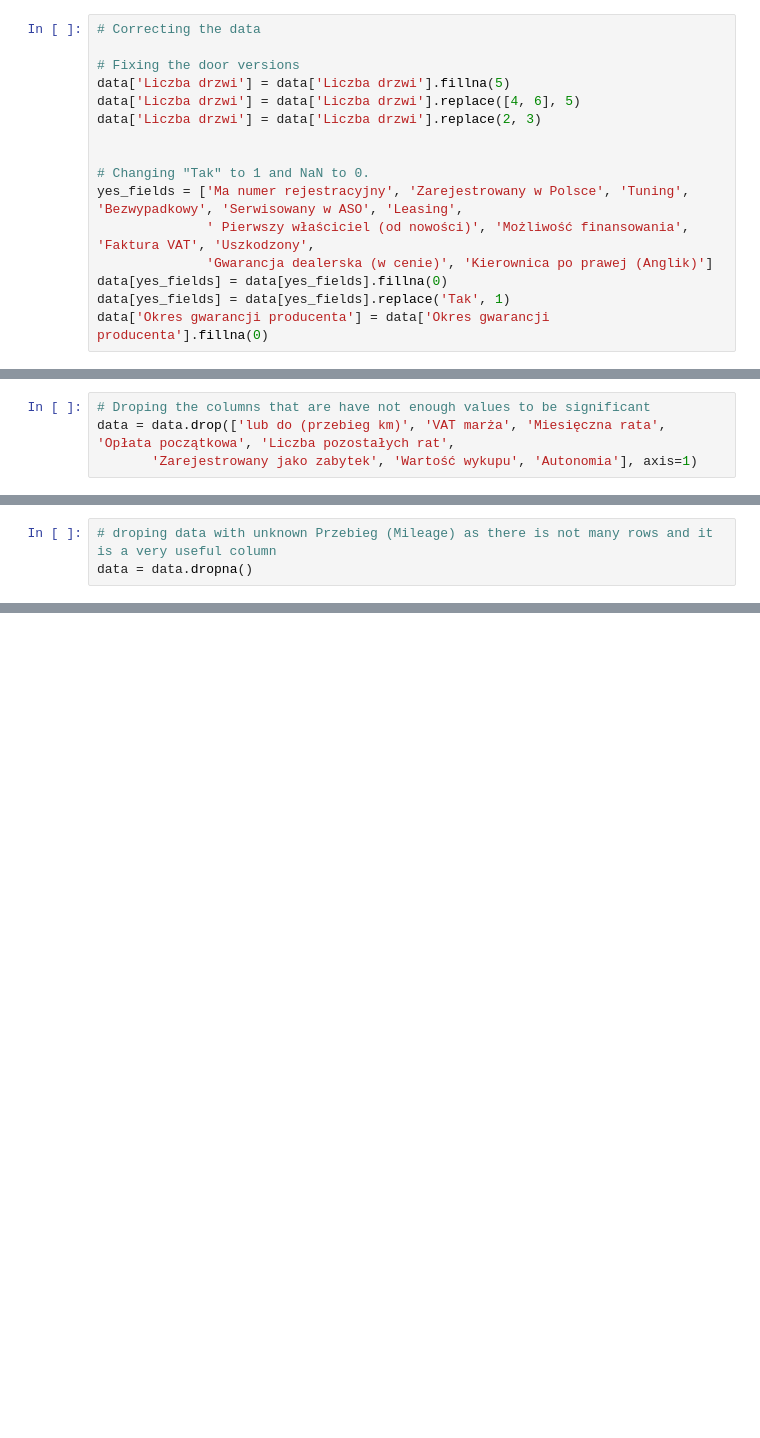
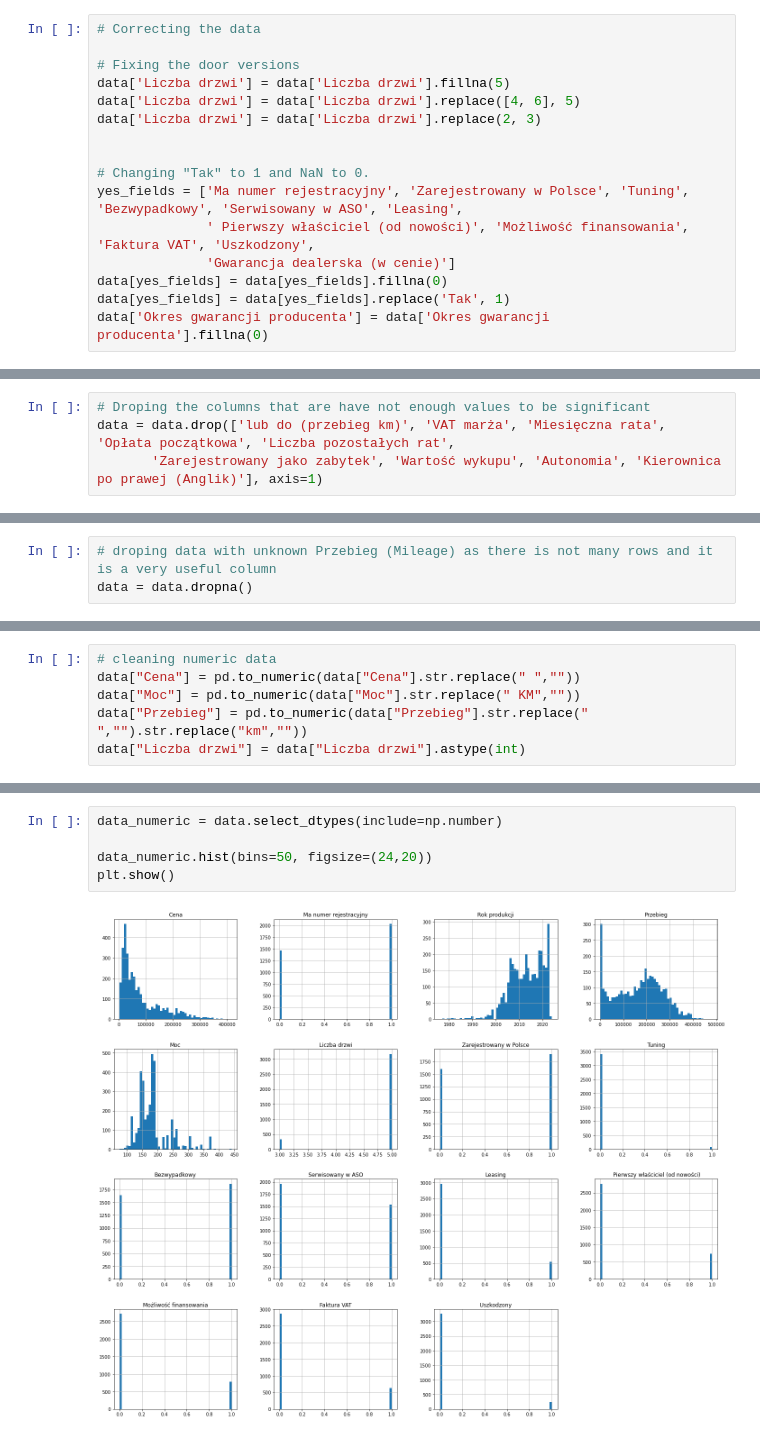
Before and after one commit to WaznyKamo/BMW-3-market_analysis_and_price_prediction, a Jupyter notebook: BMW 3 price analysis and prediction.ipynb, the cells around one changed output, grey strips where cells are left out. Drawn from its saved outputs; the diff is of its cells as text; blank space fills up the shorter version.

```diff
--- a/BMW 3 price analysis and prediction.ipynb
+++ b/BMW 3 price analysis and prediction.ipynb
@@ -81,7 +81,7 @@ data['Liczba drzwi'] = data['Liczba drzwi'].replace(2, 3)
 # Changing "Tak" to 1 and NaN to 0.
 yes_fields = ['Ma numer rejestracyjny', 'Zarejestrowany w Polsce', 'Tuning', 'Bezwypadkowy', 'Serwisowany w ASO', 'Leasing',
               ' Pierwszy właściciel (od nowości)', 'Możliwość finansowania', 'Faktura VAT', 'Uszkodzony',
-              'Gwarancja dealerska (w cenie)', 'Kierownica po prawej (Anglik)']
+              'Gwarancja dealerska (w cenie)']
 data[yes_fields] = data[yes_fields].fillna(0)
 data[yes_fields] = data[yes_fields].replace('Tak', 1)
 data['Okres gwarancji producenta'] = data['Okres gwarancji producenta'].fillna(0)
@@ -134,4 +134,4 @@ data = data[data['Liczba pozostałych rat'].isnull()]
 # %%
 # Droping the columns that are have not enough values to be significant
 data = data.drop(['lub do (przebieg km)', 'VAT marża', 'Miesięczna rata', 'Opłata początkowa', 'Liczba pozostałych rat',
-       'Zarejestrowany jako zabytek', 'Wartość wykupu', 'Autonomia'], axis=1)
+       'Zarejestrowany jako zabytek', 'Wartość wykupu', 'Autonomia', 'Kierownica po prawej (Anglik)'], axis=1)
@@ -176,0 +166,6 @@ data = data.dropna()
+# %%
+# cleaning numeric data
+data["Cena"] = pd.to_numeric(data["Cena"].str.replace(" ",""))
+data["Moc"] = pd.to_numeric(data["Moc"].str.replace(" KM",""))
+data["Przebieg"] = pd.to_numeric(data["Przebieg"].str.replace(" ","").str.replace("km",""))
+data["Liczba drzwi"] = data["Liczba drzwi"].astype(int)
@@ -196,0 +228,7 @@ memory usage: 737.9+ KB
+# %%
+data_numeric = data.select_dtypes(include=np.number)
+
+data_numeric.hist(bins=50, figsize=(24,20))
+plt.show()
+# %% [output]
+[figure, added]
```
Also changed, not shown: parts of 9 cells of this notebook.
